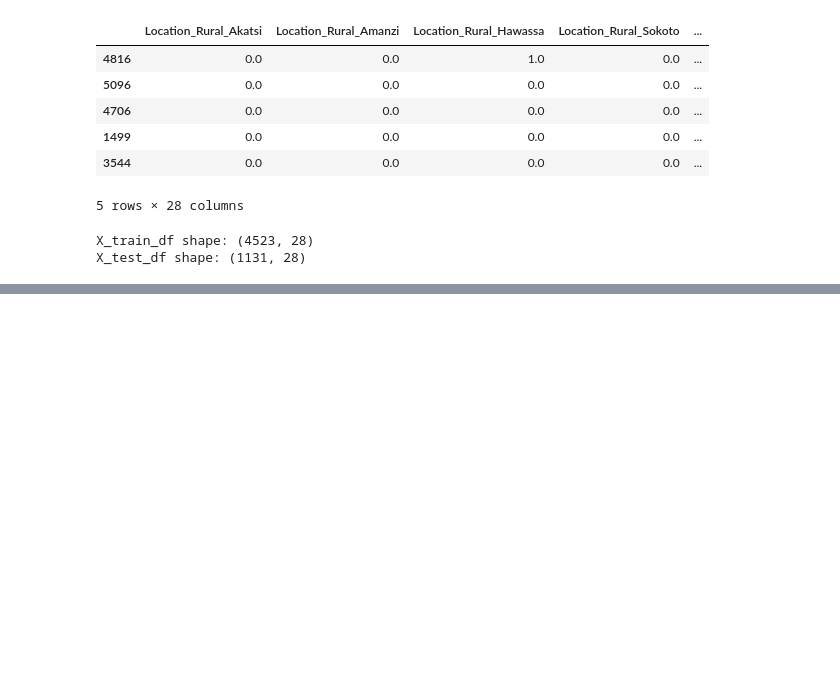
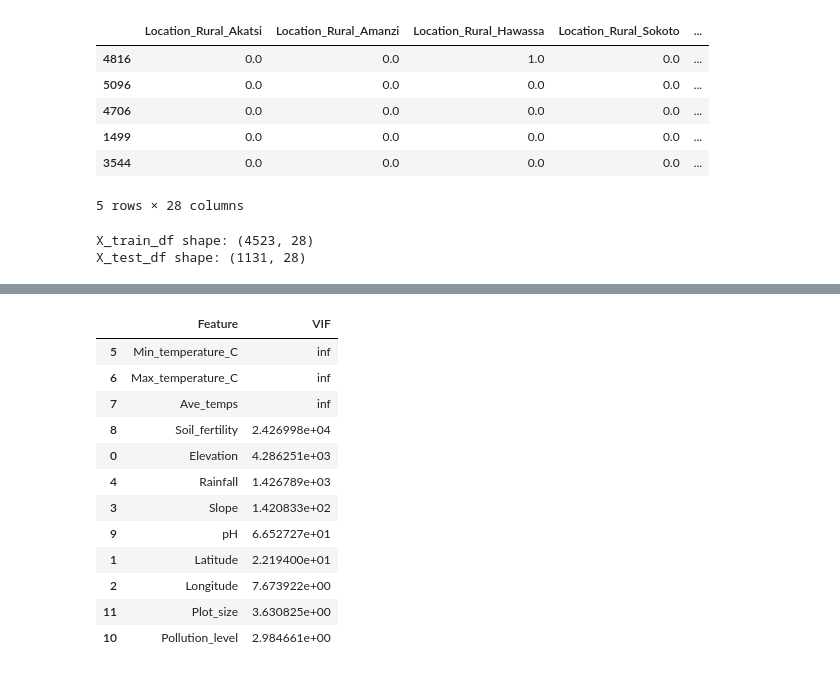
Before and after one commit to Vincent-kiptoo/maji-ndogo-yield-intelligence, a Jupyter notebook: notebooks/02_baseline_ols.ipynb, the cells around one changed output, grey strips where cells are left out. Drawn from its saved outputs; the diff is of its cells as text; code cells hidden in the pictures; blank space fills up the shorter version.

```diff
--- a/notebooks/02_baseline_ols.ipynb
+++ b/notebooks/02_baseline_ols.ipynb
@@ -265,3 +265,33 @@ Notes:
 [1] Standard Errors assume that the covariance matrix of the errors is correctly specified.
 [2] The smallest eigenvalue is 8.34e-23. This might indicate that there are
 strong multicollinearity problems or that the design matrix is singular.
+# %%
+from statsmodels.stats.outliers_influence import variance_inflation_factor
+
+def outlier_influence (X_train, numerical_features) -> pd.DataFrame:
+    vif_df = pd.DataFrame()
+    vif_df["Feature"] = numerical_features
+    vif_df["VIF"] = [
+        variance_inflation_factor(
+            X_train[numerical_features].values, i)
+            for i in range(len(numerical_features))
+
+            ]
+    vif_df = vif_df.sort_values("VIF", ascending=False)
+    return vif_df
+vif_df = outlier_influence(X_train, numerical_features)
+vif_df
+# %% [output]
+|  | Feature | VIF |
+| 5 | Min_temperature_C | inf |
+| 6 | Max_temperature_C | inf |
+| 7 | Ave_temps | inf |
+| 8 | Soil_fertility | 2.426998e+04 |
+| 0 | Elevation | 4.286251e+03 |
+| 4 | Rainfall | 1.426789e+03 |
+| 3 | Slope | 1.420833e+02 |
+| 9 | pH | 6.652727e+01 |
+| 1 | Latitude | 2.219400e+01 |
+| 2 | Longitude | 7.673922e+00 |
+| 11 | Plot_size | 3.630825e+00 |
+| 10 | Pollution_level | 2.984661e+00 |
```
Also changed, not shown: parts of 9 cells of this notebook.
